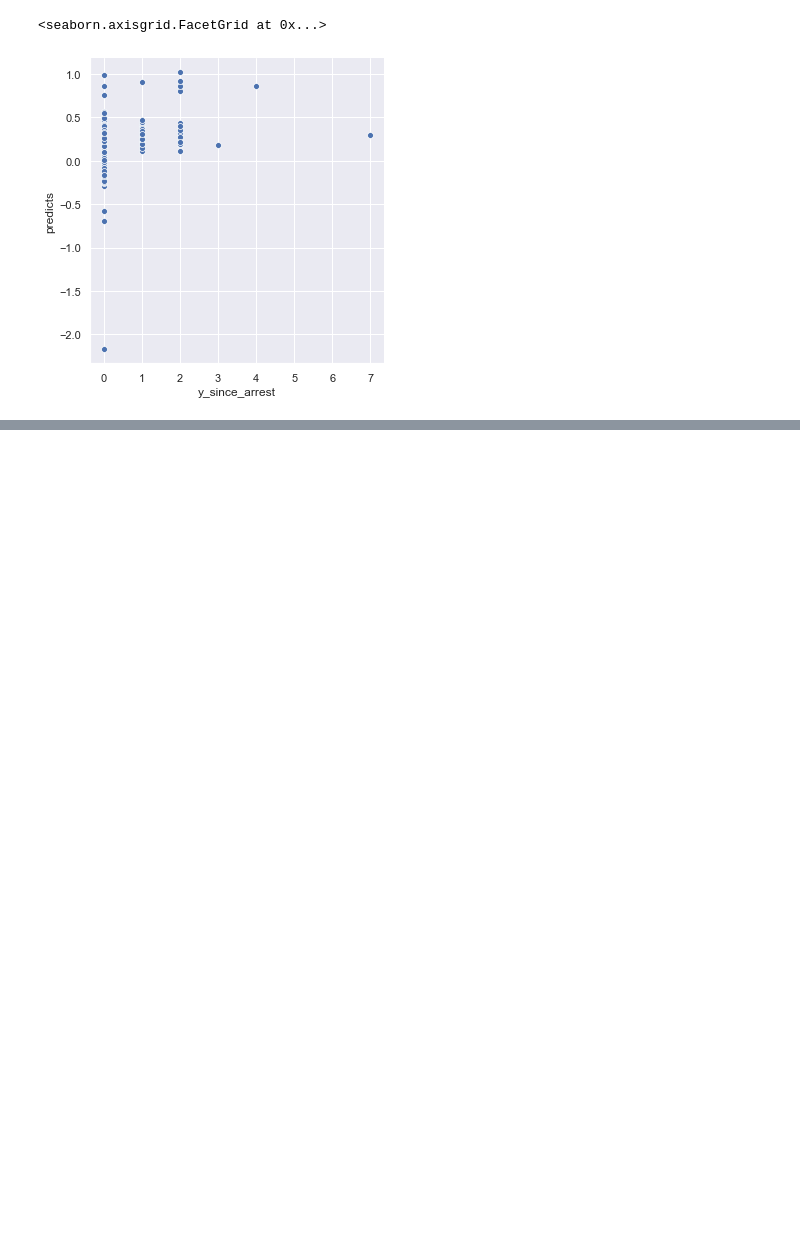
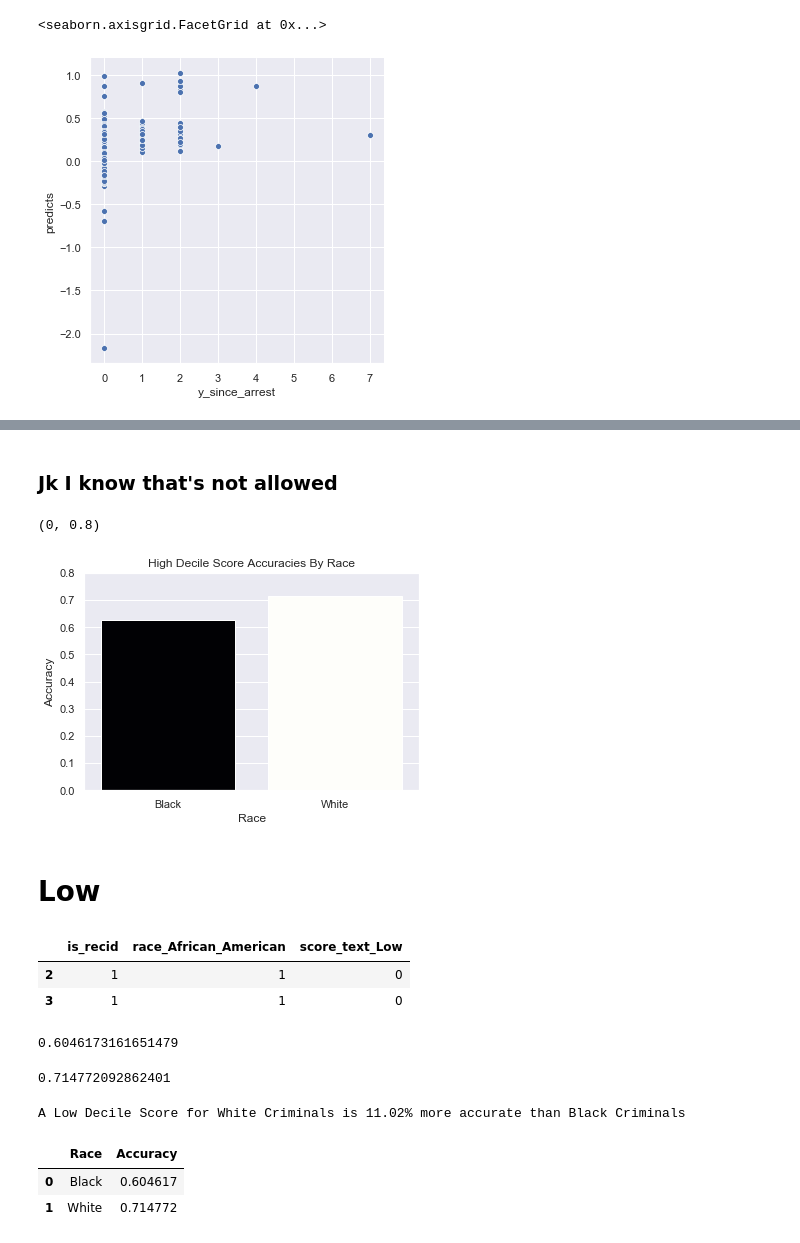
Before and after one commit to CyrusRR/iXDSCourseProject1, a Jupyter notebook: compas-analysis-master/COMPAS Hypothesis.ipynb, the cells around one changed output, grey strips where cells are left out. Saved outputs shown, nothing was run; the diff lists cells and outputs as text; code cells hidden in the pictures; blank space fills up the shorter version.

```diff
--- a/compas-analysis-master/COMPAS Hypothesis.ipynb
+++ b/compas-analysis-master/COMPAS Hypothesis.ipynb
@@ -1182,0 +1405,62 @@ display_results(results)
+# %% [markdown]
+### Jk I know that's not allowed
+# %%
+fig = sns.barplot(data = df,x = "Race", y= "Accuracy", palette=customPalette)
+fig.set(xlabel='Race', ylabel='Accuracy', Title = "High Decile Score Accuracies By Race")
+plt.ylim(0, .8)
+# %% [output]
+(0, 0.8)
+[figure, added]
+# %% [markdown]
+# Low
+# %%
+PredLow = compas.drop(['Unnamed: 0', 'id', 'first', 'last', 'sex', 'age', 'age_cat',
+       'juv_fel_count', 'decile_score', 'juv_misd_count', 'juv_other_count',
+       'priors_count',  'is_violent_recid', 'v_decile_score',
+       'v_score_text', 'decile_score.1'], axis =1)
+
+PredLow = PredLow[(PredLow.is_recid != -1)]
+PredLow = pd.get_dummies(PredLow)
+PredLow = PredLow.rename(columns ={'race_African-American':"race_African_American", 'race_Native American': "race_Native_American"})
+PredLow = PredLow[(PredLow.race_Caucasian == True) | (PredLow.race_African_American == True)]
+PredLow = PredLow.drop(['race_Asian','race_Caucasian', 'race_Hispanic', 'race_Native_American','race_Other', "score_text_High", "score_text_Medium"], axis =1)
+PredLow.score_text_Low = PredLow.score_text_Low.replace({0: 1, 1: 0})
+PredLow.head(2)
+# %% [output]
+|  | is_recid | race_African_American | score_text_Low |
+| 2 | 1 | 1 | 0 |
+| 3 | 1 | 1 | 0 |
+# %%
+PredBlLow = PredLow[(PredLow.race_African_American == True)]
+PredBlLow = PredBlLow.drop("race_African_American", axis = 1)
+
+targetvariable = "is_recid"
+independentvariables = PredBlLow.drop(columns=[targetvariable]).columns
+
+from sklearn.tree import DecisionTreeClassifier
+
+tree = DecisionTreeClassifier()
+
+tree.fit(PredBlLow[independentvariables], PredBlLow[targetvariable])
+
+AccuracyLowDecileScoreBlack = cross_val_score(tree, PredBlLow[independentvariables],
+                PredBlLow[targetvariable], scoring="accuracy",
+                cv=3).mean()
+AccuracyLowDecileScoreBlack
+# %% [output]
+0.6046173161651479
+# %%
+PredWhLow = PredLow[(PredLow.race_African_American == False)]
+PredWhLow = PredWhLow.drop("race_African_American", axis = 1)
+targetvariable = "is_recid"
+independentvariables = PredWhLow.drop(columns=[targetvariable]).columns
+
+tree.fit(PredWhLow[independentvariables], PredWhLow[targetvariable])
+
+
+AccuracyLowDecileScoreWhite = cross_val_score(tree, PredWhLow[independentvariables],
+                                           PredWhLow[targetvariable], scoring="accuracy",
+                                           cv=3).mean()
+AccuracyLowDecileScoreWhite
+# %% [output]
+0.714772092862401
@@ -1182,0 +1469,13 @@ display_results(results)
+# %%
+print(f"A Low Decile Score for White Criminals is {DiffLowAcc}% more accurate than Black Criminals")
+# %% [output]
+A Low Decile Score for White Criminals is 11.02% more accurate than Black Criminals
+# %%
+df = pd.DataFrame({"Race": ["Black", "White"],
+                   'Accuracy': [AccuracyLowDecileScoreBlack, AccuracyLowDecileScoreWhite],
+                   })
+df
+# %% [output]
+|  | Race | Accuracy |
+| 0 | Black | 0.604617 |
+| 1 | White | 0.714772 |
```
Also changed, not shown: parts of 63 cells of this notebook.
